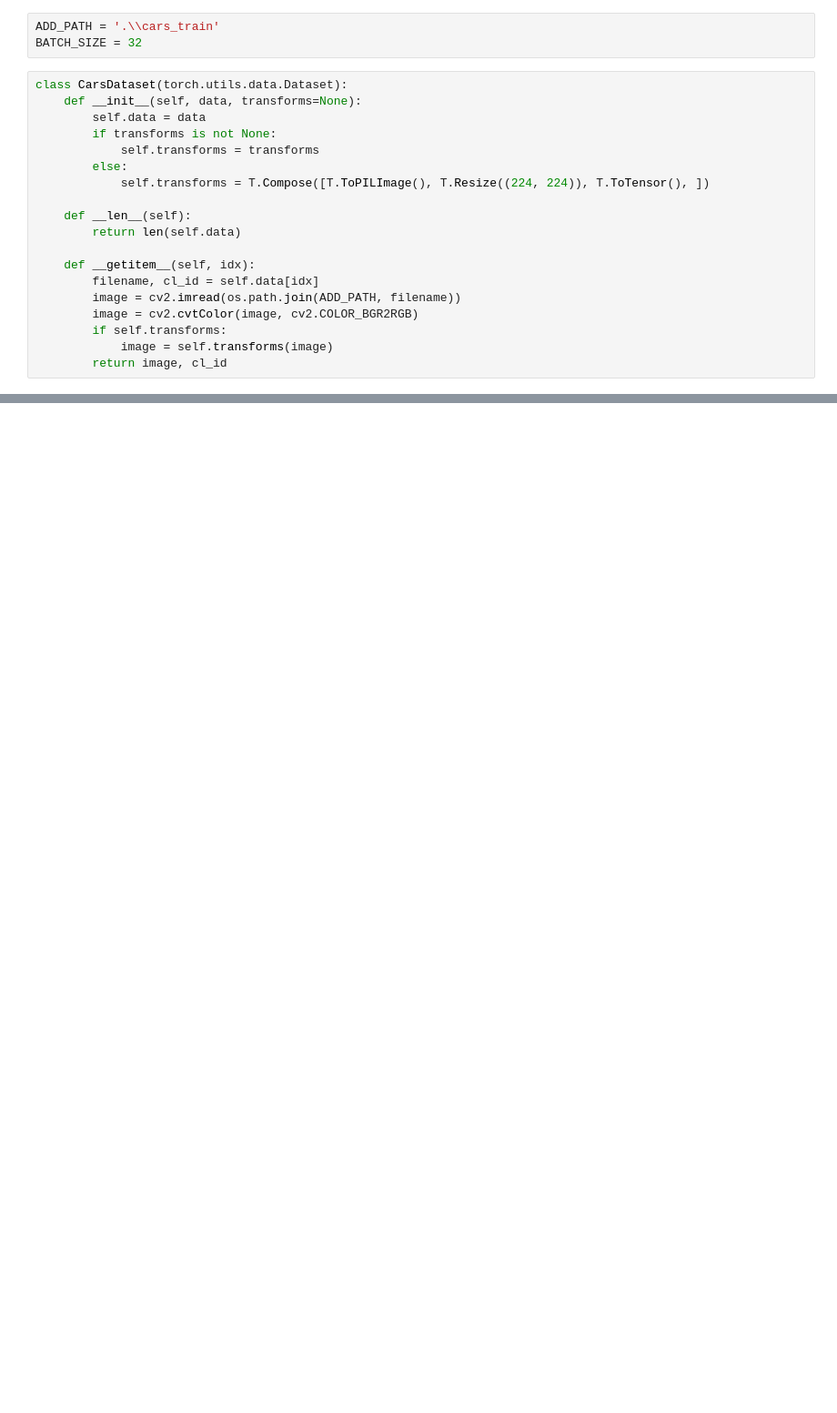
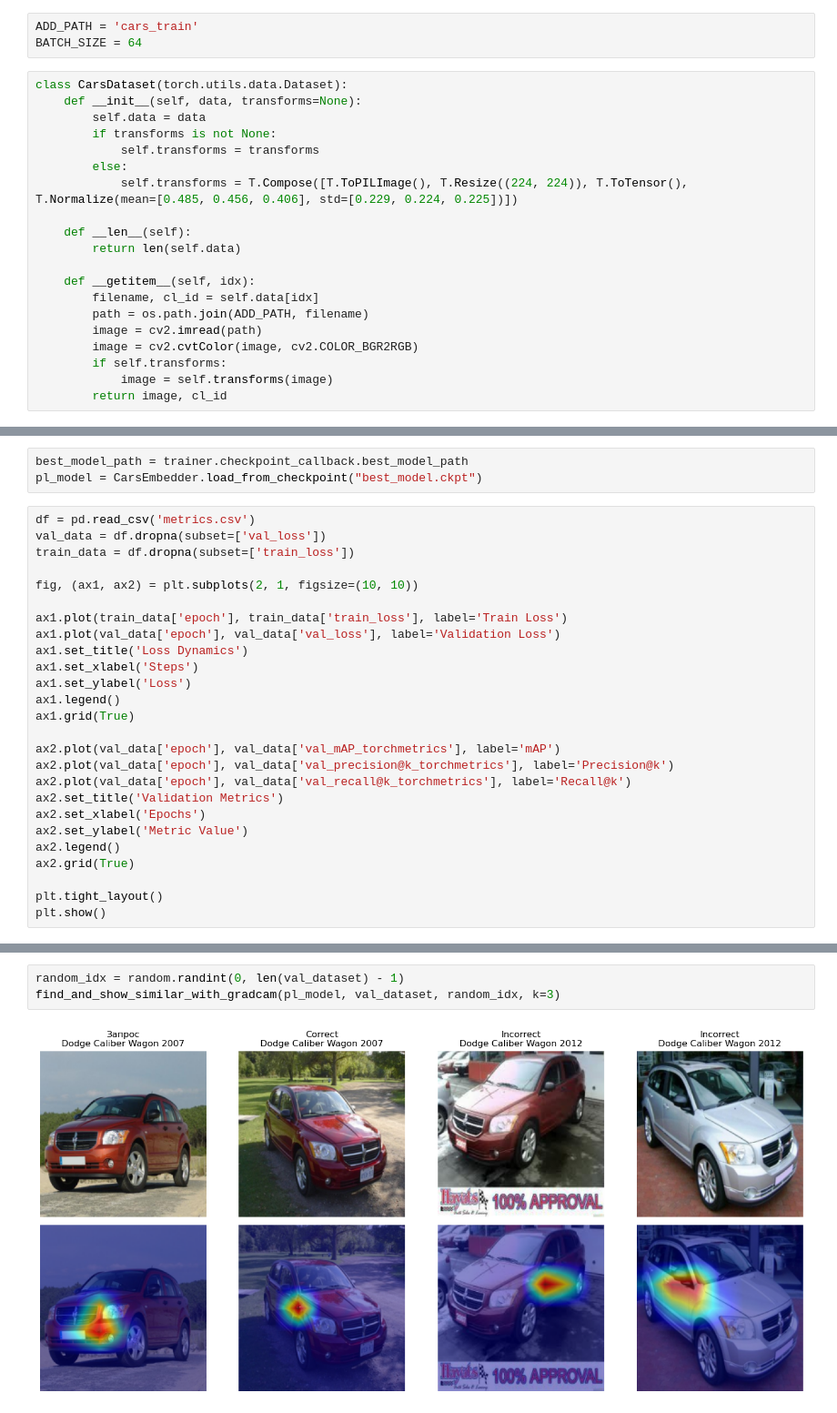
Before and after one commit to platiumgold/neural-networks, a Jupyter notebook: hw7/hw7.ipynb, the cells around one changed output, grey strips where cells are left out. Shown at 91% size. Drawn from its saved outputs; the diff is of its cells as text; blank space fills up the shorter version.

Commit message:
add gradcam

```diff
--- a/hw7/hw7.ipynb
+++ b/hw7/hw7.ipynb
@@ -118,6 +147,6 @@ IndentationError: expected an indented block after function definition on line 2
 # %%
-ADD_PATH = '.\\cars_train'
-BATCH_SIZE = 32
+ADD_PATH = 'cars_train'
+BATCH_SIZE = 64
 # %%
 class CarsDataset(torch.utils.data.Dataset):
     def __init__(self, data, transforms=None):
@@ -125,14 +154,15 @@ class CarsDataset(torch.utils.data.Dataset):
         if transforms is not None:
             self.transforms = transforms
         else:
-            self.transforms = T.Compose([T.ToPILImage(), T.Resize((224, 224)), T.ToTensor(), ])
+            self.transforms = T.Compose([T.ToPILImage(), T.Resize((224, 224)), T.ToTensor(), T.Normalize(mean=[0.485, 0.456, 0.406], std=[0.229, 0.224, 0.225])])
 
     def __len__(self):
         return len(self.data)
 
     def __getitem__(self, idx):
         filename, cl_id = self.data[idx]
-        image = cv2.imread(os.path.join(ADD_PATH, filename))
+        path = os.path.join(ADD_PATH, filename)
+        image = cv2.imread(path)
         image = cv2.cvtColor(image, cv2.COLOR_BGR2RGB)
         if self.transforms:
             image = self.transforms(image)
@@ -159,0 +238,29 @@ val_loader = DataLoader(val_dataset, batch_size=BATCH_SIZE, shuffle=True)
+# %%
+best_model_path = trainer.checkpoint_callback.best_model_path
+pl_model = CarsEmbedder.load_from_checkpoint("best_model.ckpt")
+# %%
+df = pd.read_csv('metrics.csv')
+val_data = df.dropna(subset=['val_loss'])
+train_data = df.dropna(subset=['train_loss'])
+
+fig, (ax1, ax2) = plt.subplots(2, 1, figsize=(10, 10))
+
+ax1.plot(train_data['epoch'], train_data['train_loss'], label='Train Loss')
+ax1.plot(val_data['epoch'], val_data['val_loss'], label='Validation Loss')
+ax1.set_title('Loss Dynamics')
+ax1.set_xlabel('Steps')
+ax1.set_ylabel('Loss')
+ax1.legend()
+ax1.grid(True)
+
+ax2.plot(val_data['epoch'], val_data['val_mAP_torchmetrics'], label='mAP')
+ax2.plot(val_data['epoch'], val_data['val_precision@k_torchmetrics'], label='Precision@k')
+ax2.plot(val_data['epoch'], val_data['val_recall@k_torchmetrics'], label='Recall@k')
+ax2.set_title('Validation Metrics')
+ax2.set_xlabel('Epochs')
+ax2.set_ylabel('Metric Value')
+ax2.legend()
+ax2.grid(True)
+
+plt.tight_layout()
+plt.show()
@@ -159,0 +339,5 @@ val_loader = DataLoader(val_dataset, batch_size=BATCH_SIZE, shuffle=True)
+# %%
+random_idx = random.randint(0, len(val_dataset) - 1)
+find_and_show_similar_with_gradcam(pl_model, val_dataset, random_idx, k=3)
+# %% [output]
+[figure, added]
```
Also changed, not shown: parts of 11 cells of this notebook.
